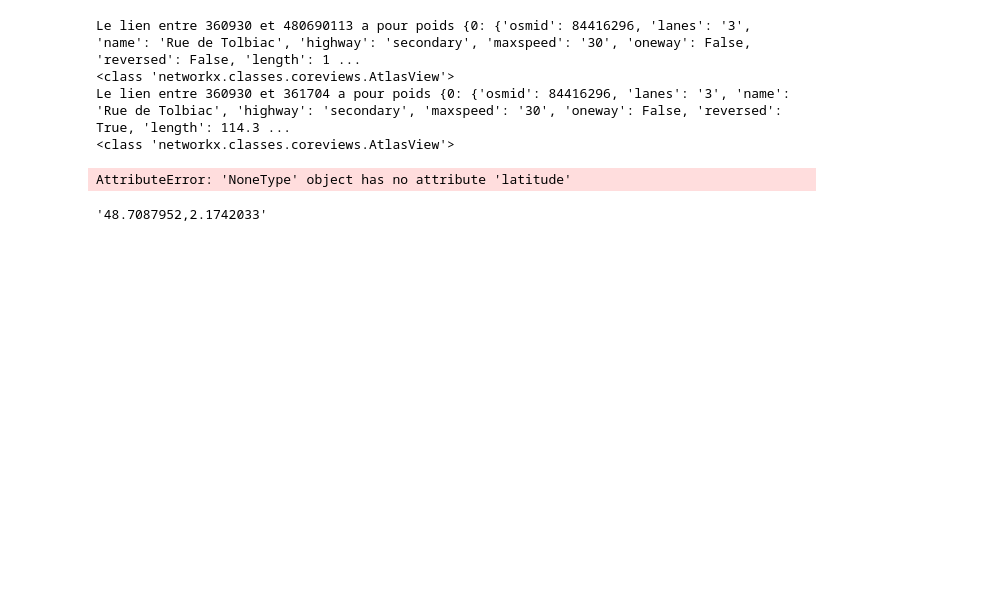
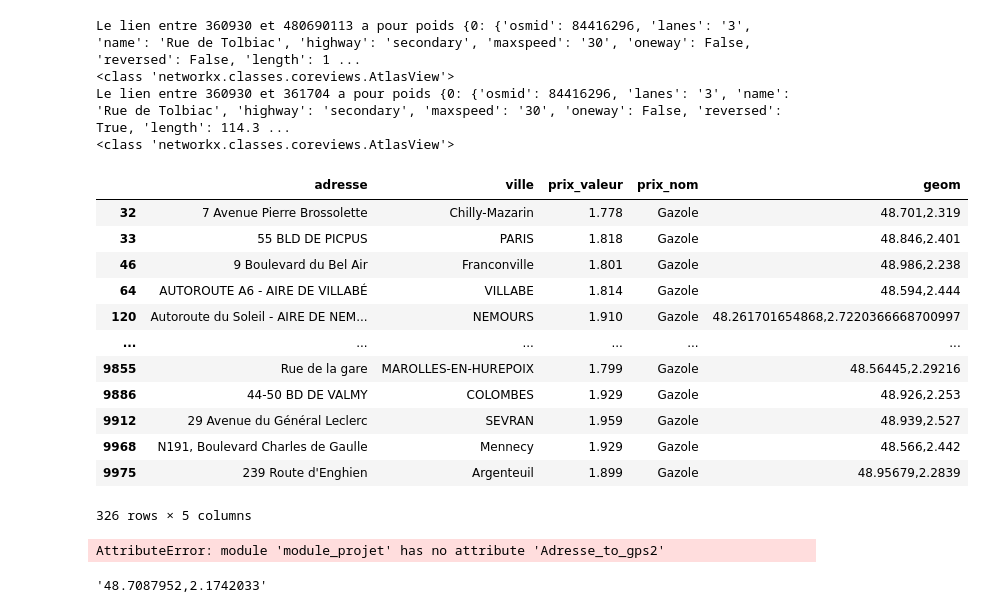
Before and after one commit to hlmth/projet-python, a Jupyter notebook: 4. gpd.ipynb, the cells around one changed output. Cells and saved outputs as stored; diff of their text form; code cells hidden in the pictures; blank space fills up the shorter version.

```diff
--- a/4. gpd.ipynb
+++ b/4. gpd.ipynb
@@ -64,10 +64,30 @@ def x_plus_proche(data, position, carb, nbr_stations):
     return(vector)
 # %%
 dat_inst = pd.read_csv('data/fichier_inst.csv', sep= ';')
-# %%
-x_plus_proche(dat_inst, (2.3592784,48.8555424), 'gasoil', 10)
-# %% [output]
-AttributeError: 'NoneType' object has no attribute 'latitude'
+# %%
+data_mask = dat_inst['Nom Officiel Région']=='Île-de-France'
+data_1 = dat_inst[data_mask]
+data_2 = md.data_carb(data_1, 'Gazole' , ['adresse', 'ville', 'prix_valeur', 'prix_nom', 'geom'])
+# %%
+data_2
+# %% [output]
+|  | adresse | ville | prix_valeur | prix_nom | geom |
+| 32 | 7 Avenue Pierre Brossolette | Chilly-Mazarin | 1.778 | Gazole | 48.701,2.319 |
+| 33 | 55 BLD DE PICPUS | PARIS | 1.818 | Gazole | 48.846,2.401 |
+| 46 | 9 Boulevard du Bel Air | Franconville | 1.801 | Gazole | 48.986,2.238 |
+| 64 | AUTOROUTE A6 - AIRE DE VILLABÉ | VILLABE | 1.814 | Gazole | 48.594,2.444 |
+| 120 | Autoroute du Soleil - AIRE DE NEM... | NEMOURS | 1.910 | Gazole | 48.261701654868,2.7220366668700997 |
+| ... | ... | ... | ... | ... | ... |
+| 9855 | Rue de la gare | MAROLLES-EN-HUREPOIX | 1.799 | Gazole | 48.56445,2.29216 |
+| 9886 | 44-50 BD DE VALMY | COLOMBES | 1.929 | Gazole | 48.926,2.253 |
+| 9912 | 29 Avenue du Général Leclerc | SEVRAN | 1.959 | Gazole | 48.939,2.527 |
+| 9968 | N191, Boulevard Charles de Gaulle | Mennecy | 1.929 | Gazole | 48.566,2.442 |
+| 9975 | 239 Route d'Enghien | Argenteuil | 1.899 | Gazole | 48.95679,2.2839 |
+326 rows × 5 columns
+# %%
+x_plus_proche(dat_inst, "1 rue d'Arsonval, Orsay, France", 'Gazole', 10)
+# %% [output]
+AttributeError: module 'module_projet' has no attribute 'Adresse_to_gps2'
 # %%
 from geopy.geocoders import Nominatim
 
```
Also changed, not shown: parts of 1 cell of this notebook, 1 other file.
